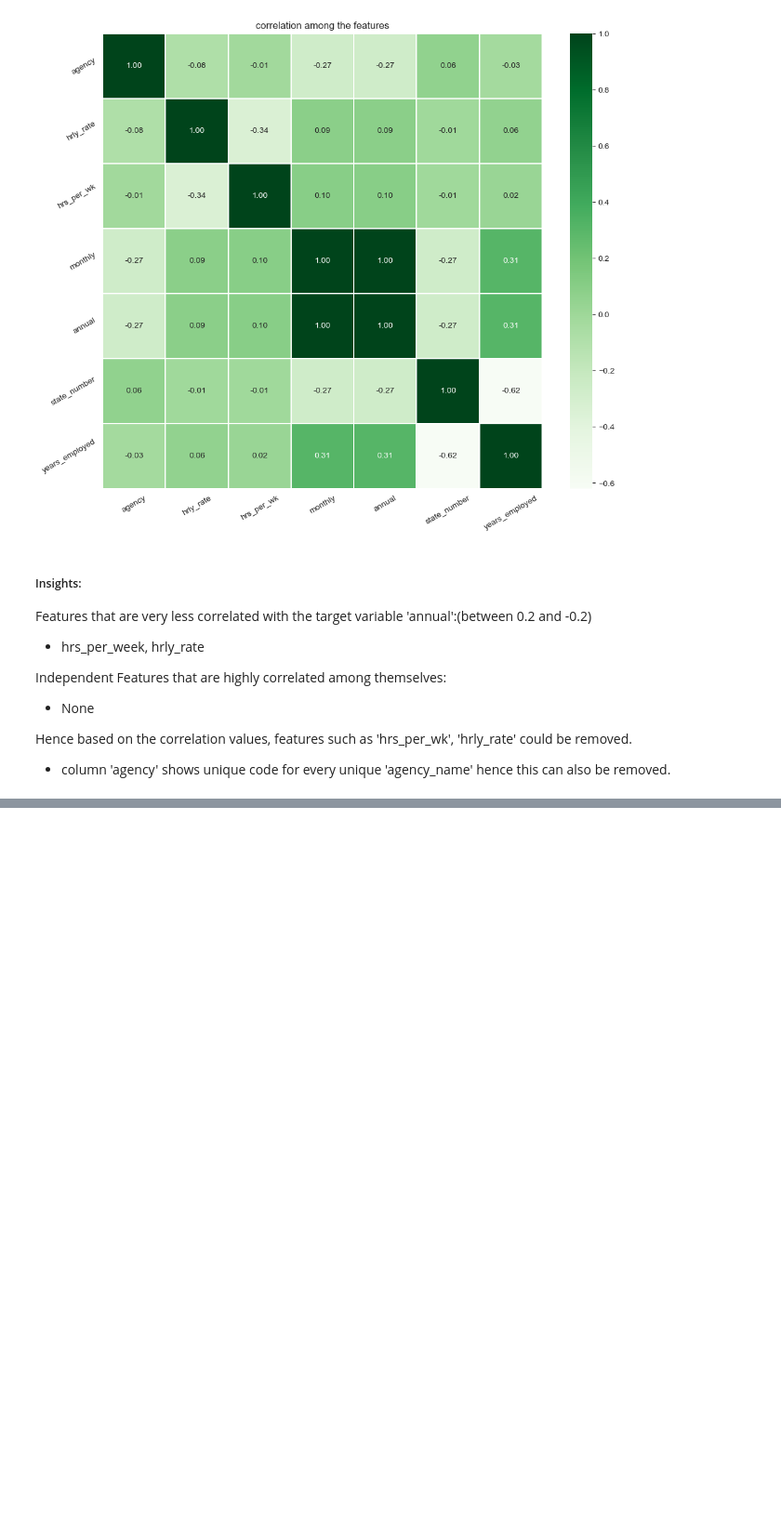
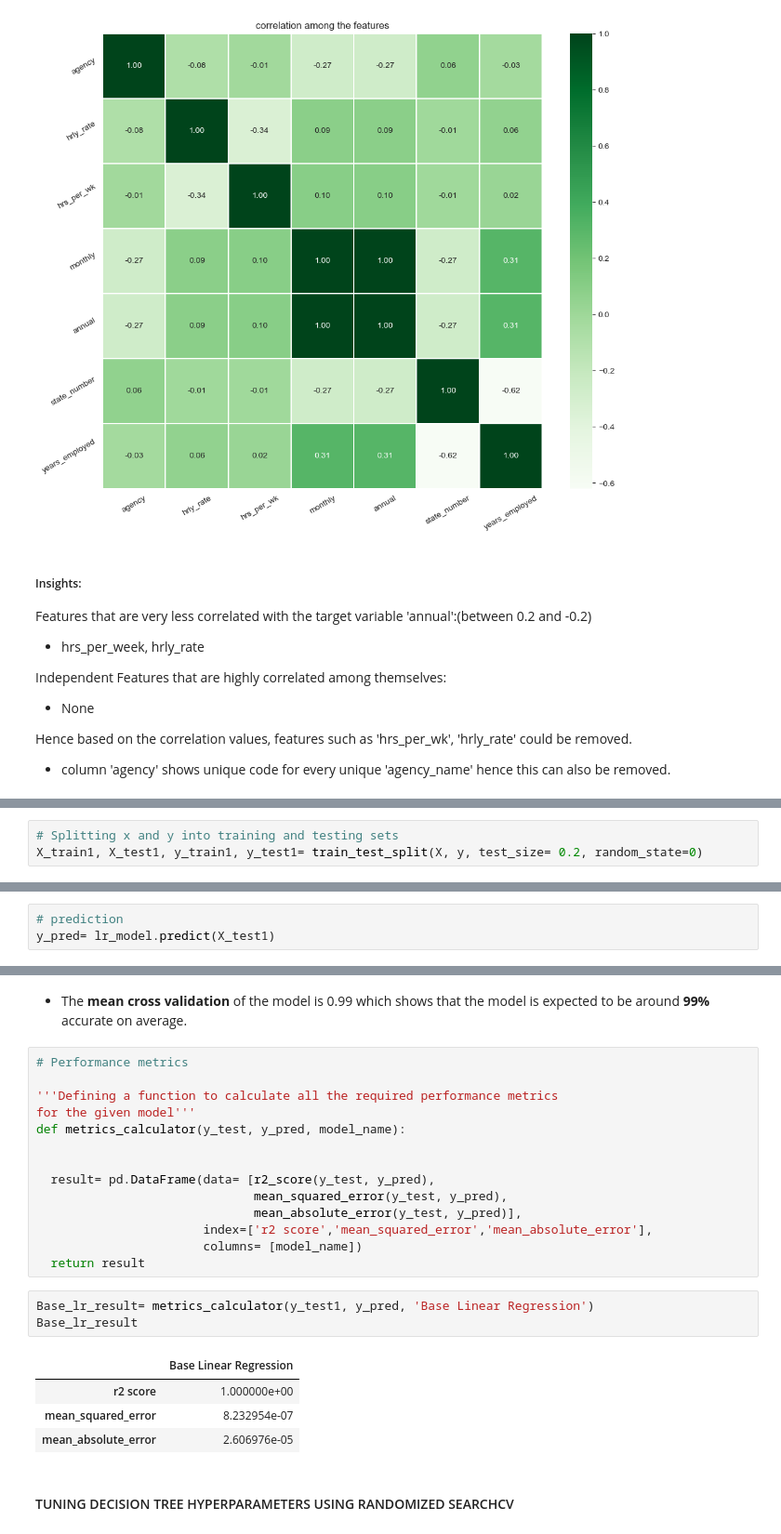
Before and after one commit to shanusaras/Capstone_Projects, a Jupyter notebook: Texas Salary Prediction/Project_02_Texas_salary_prediction.ipynb, the cells around one changed output, grey strips where cells are left out. Shown at 93% size. Cells and saved outputs as stored; diff of their text form; blank space fills up the shorter version.

```diff
--- a/Texas Salary Prediction/Project_02_Texas_salary_prediction.ipynb
+++ b/Texas Salary Prediction/Project_02_Texas_salary_prediction.ipynb
@@ -1208,0 +1255,3 @@ data_encoded.head(2)
+# %%
+# Splitting x and y into training and testing sets
+X_train1, X_test1, y_train1, y_test1= train_test_split(X, y, test_size= 0.2, random_state=0)
@@ -1208,0 +1276,3 @@ data_encoded.head(2)
+# %%
+# prediction
+y_pred= lr_model.predict(X_test1)
@@ -1208,0 +1345,26 @@ data_encoded.head(2)
+# %% [markdown]
+- The **mean cross validation** of the model is 0.99 which shows that the model is expected to be around **99%** accurate on average.
+# %%
+# Performance metrics
+
+'''Defining a function to calculate all the required performance metrics
+for the given model'''
+def metrics_calculator(y_test, y_pred, model_name):
+
+
+  result= pd.DataFrame(data= [r2_score(y_test, y_pred),
+                              mean_squared_error(y_test, y_pred),
+                              mean_absolute_error(y_test, y_pred)],
+                       index=['r2 score','mean_squared_error','mean_absolute_error'],
+                       columns= [model_name])
+  return result
+# %%
+Base_lr_result= metrics_calculator(y_test1, y_pred, 'Base Linear Regression')
+Base_lr_result
+# %% [output]
+|  | Base Linear Regression |
+| r2 score | 1.000000e+00 |
+| mean_squared_error | 8.232954e-07 |
+| mean_absolute_error | 2.606976e-05 |
+# %% [markdown]
+#### TUNING DECISION TREE HYPERPARAMETERS USING RANDOMIZED SEARCHCV
```
Also changed, not shown: parts of 19 cells of this notebook.
